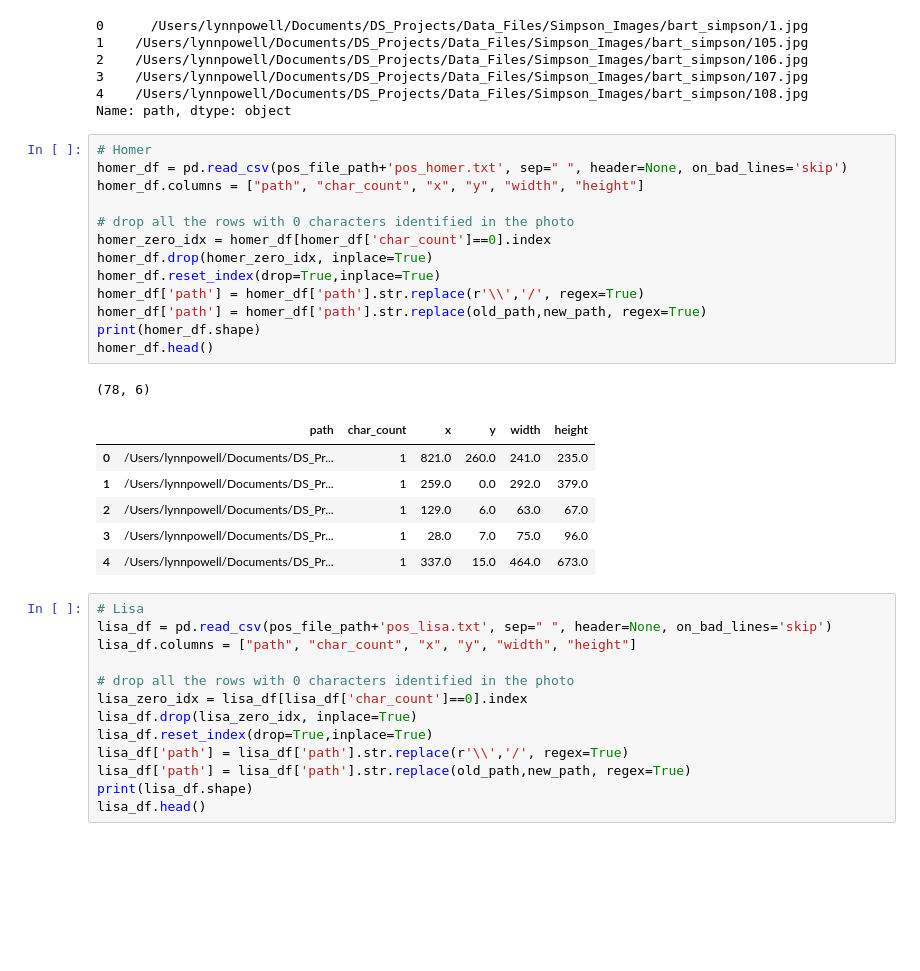
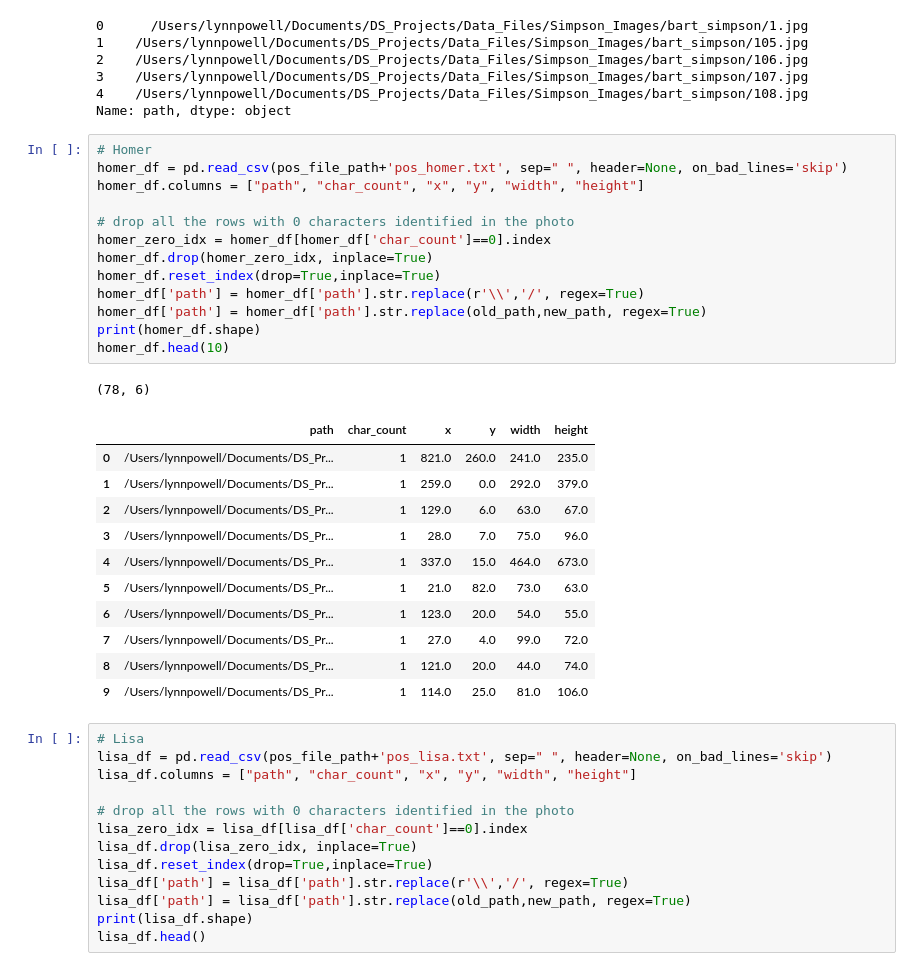
Before and after one commit to lynnmench/Simpson_Classifier, a Jupyter notebook: simpson_classifier_model.ipynb, the cells around one changed output. Drawn from its saved outputs; the diff is of its cells as text; blank space fills up the shorter version.

```diff
--- a/simpson_classifier_model.ipynb
+++ b/simpson_classifier_model.ipynb
@@ -132,24 +164,29 @@ Name: path, dtype: object
 # %%
 # Homer
 homer_df = pd.read_csv(pos_file_path+'pos_homer.txt', sep=" ", header=None, on_bad_lines='skip')
 homer_df.columns = ["path", "char_count", "x", "y", "width", "height"]
 
 # drop all the rows with 0 characters identified in the photo
 homer_zero_idx = homer_df[homer_df['char_count']==0].index
 homer_df.drop(homer_zero_idx, inplace=True)
 homer_df.reset_index(drop=True,inplace=True)
 homer_df['path'] = homer_df['path'].str.replace(r'\\','/', regex=True)
 homer_df['path'] = homer_df['path'].str.replace(old_path,new_path, regex=True)
 print(homer_df.shape)
-homer_df.head()
+homer_df.head(10)
 # %% [output]
 (78, 6)
 |  | path | char_count | x | y | width | height |
 | 0 | /Users/lynnpowell/Documents/DS_Pr... | 1 | 821.0 | 260.0 | 241.0 | 235.0 |
 | 1 | /Users/lynnpowell/Documents/DS_Pr... | 1 | 259.0 | 0.0 | 292.0 | 379.0 |
 | 2 | /Users/lynnpowell/Documents/DS_Pr... | 1 | 129.0 | 6.0 | 63.0 | 67.0 |
 | 3 | /Users/lynnpowell/Documents/DS_Pr... | 1 | 28.0 | 7.0 | 75.0 | 96.0 |
 | 4 | /Users/lynnpowell/Documents/DS_Pr... | 1 | 337.0 | 15.0 | 464.0 | 673.0 |
+| 5 | /Users/lynnpowell/Documents/DS_Pr... | 1 | 21.0 | 82.0 | 73.0 | 63.0 |
+| 6 | /Users/lynnpowell/Documents/DS_Pr... | 1 | 123.0 | 20.0 | 54.0 | 55.0 |
+| 7 | /Users/lynnpowell/Documents/DS_Pr... | 1 | 27.0 | 4.0 | 99.0 | 72.0 |
+| 8 | /Users/lynnpowell/Documents/DS_Pr... | 1 | 121.0 | 20.0 | 44.0 | 74.0 |
+| 9 | /Users/lynnpowell/Documents/DS_Pr... | 1 | 114.0 | 25.0 | 81.0 | 106.0 |
 # %%
 # Lisa
 lisa_df = pd.read_csv(pos_file_path+'pos_lisa.txt', sep=" ", header=None, on_bad_lines='skip')
```
Also changed, not shown: parts of 44 cells of this notebook, 28 other files.
